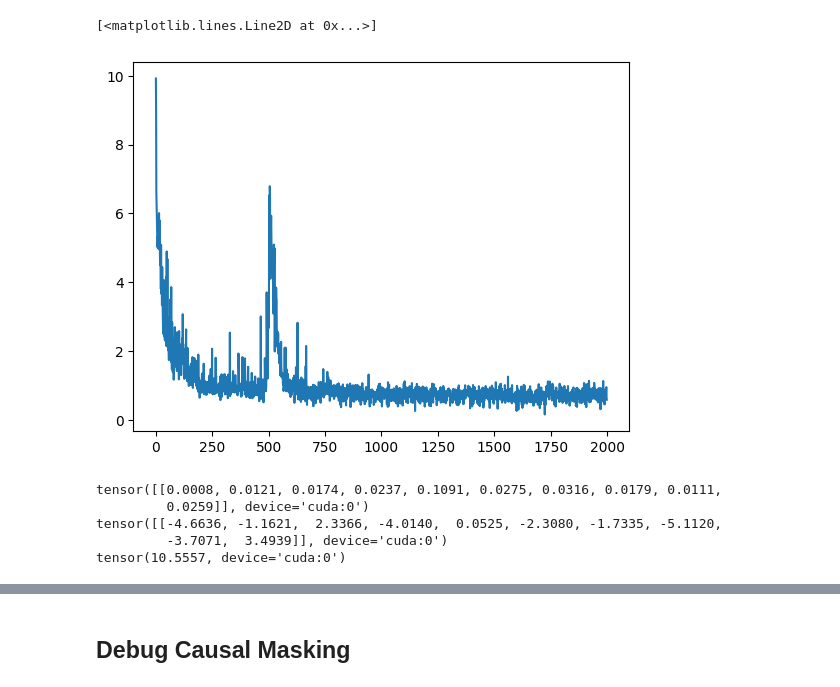
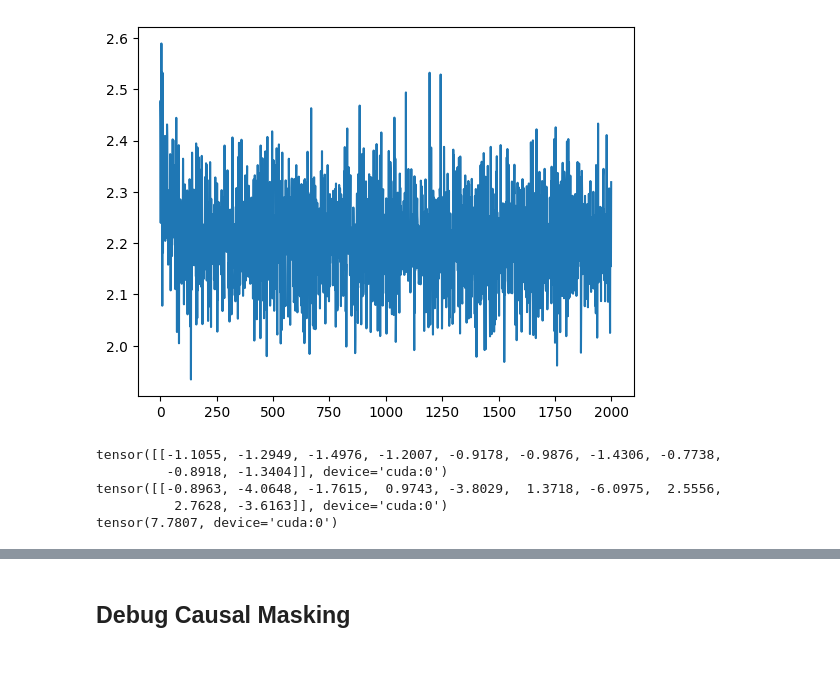
Before and after one commit to zenglingqi647/ICL, a Jupyter notebook: initialization/test_transformer_model.ipynb, the cells around one changed output, grey strips where cells are left out. Drawn from its saved outputs; the diff is of its cells as text; code cells hidden in the pictures.

```diff
--- a/initialization/test_transformer_model.ipynb
+++ b/initialization/test_transformer_model.ipynb
@@ -97,23 +97,32 @@ for _ in trange(2000):
-# %%
-plt.plot(np.arange(len(loss_list)), np.log(loss_list))
-# %% [output]
-[<matplotlib.lines.Line2D at 0x...>]
-[figure, removed]
 # %%
+transformer = Transformer(
+    num_layers=4,
+    input_dim=dims,
+    num_heads=4,
+    mlp_hidden_dim=16,
+    is_causal=False,
+    activation="softmax"
+).to(device)
+
+transformer, loss_list = train(transformer)
+plt.plot(np.arange(len(loss_list)), np.log(loss_list))
+plt.show()
+
 transformer.eval()
 with torch.no_grad():
     x, y, w, interweaved = generate_data(batch_size=1, seq_len=seq_len, dims=dims)
     output = transformer(interweaved[:, :-1, :])
     pred = output[:, ::2, 0]
     loss = torch.mean((pred - y[:, :, 0]) ** 2)
     print(pred)
     print(y[:, :, 0])
     print(loss)
 # %% [output]
+[figure, added]
-tensor([[0.0008, 0.0121, 0.0174, 0.0237, 0.1091, 0.0275, 0.0316, 0.0179, 0.0111,
-         0.0259]], device='cuda:0')
-tensor([[-4.6636, -1.1621,  2.3366, -4.0140,  0.0525, -2.3080, -1.7335, -5.1120,
-         -3.7071,  3.4939]], device='cuda:0')
-tensor(10.5557, device='cuda:0')
+tensor([[-1.1055, -1.2949, -1.4976, -1.2007, -0.9178, -0.9876, -1.4306, -0.7738,
+         -0.8918, -1.3404]], device='cuda:0')
+tensor([[-0.8963, -4.0648, -1.7615,  0.9743, -3.8029,  1.3718, -6.0975,  2.5556,
+          2.7628, -3.6163]], device='cuda:0')
+tensor(7.7807, device='cuda:0')
 # %%
 transformer = Transformer(
```
Also changed, not shown: parts of 9 cells of this notebook, 1 other file.
